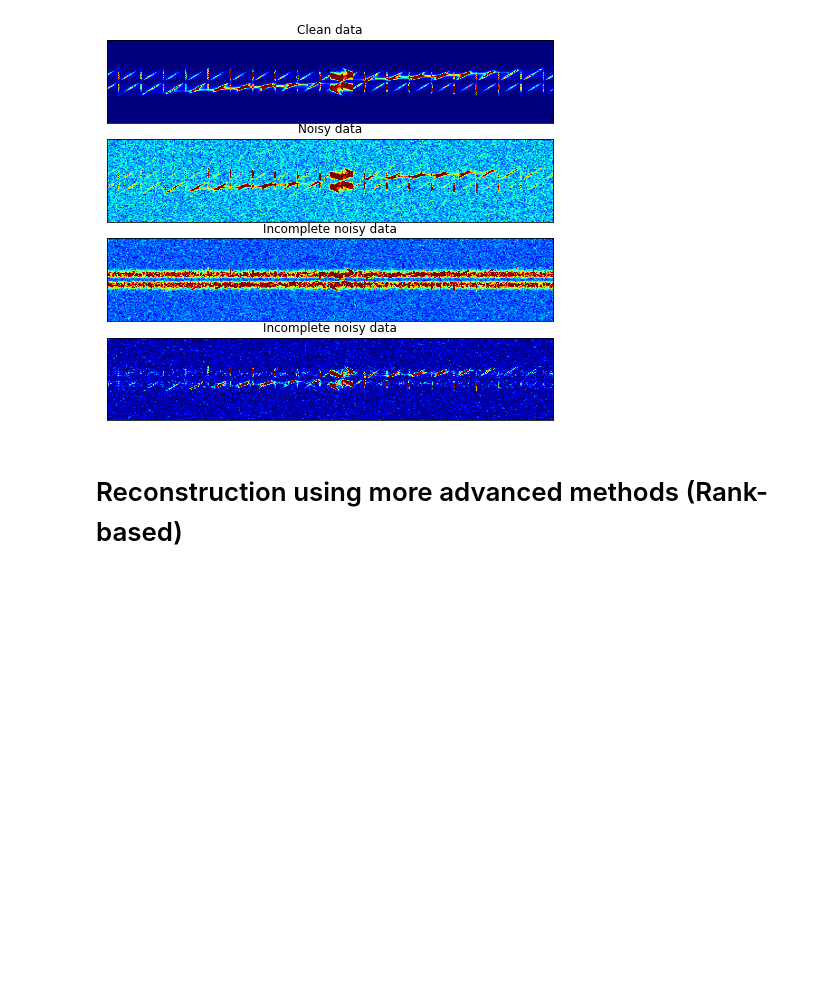
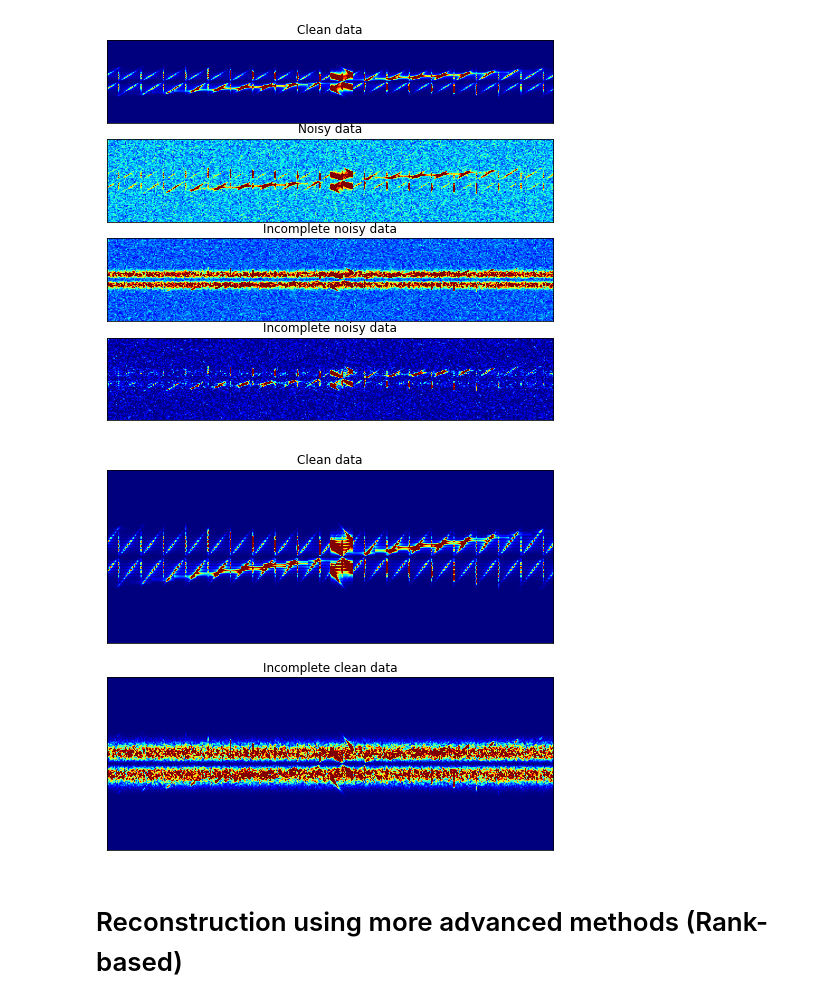
Before and after one commit to chenyk1990/geo-class, a Jupyter notebook: multi-dim-ana/Seismic_reconstruction.ipynb, the cells around one changed output. Saved outputs shown, nothing was run; the diff lists cells and outputs as text; code cells hidden in the pictures; blank space fills up the shorter version.

```diff
--- a/multi-dim-ana/Seismic_reconstruction.ipynb
+++ b/multi-dim-ana/Seismic_reconstruction.ipynb
@@ -485,5 +485,23 @@ plt.title('Incomplete noisy data');
 plt.show()
 # %% [output]
 [figure]
+# %%
+# Even without noise, the irregularly missing traces will still make the FK spectrum not sparse.
+
+dc_fftn_abs=np.abs(scipy.fft.fftshift(fftn(dc)))
+dc0_fftn_abs=np.abs(scipy.fft.fftshift(fftn(dc*mask)))
+
+fig = plt.figure(figsize=(8, 7))
+ax=fig.add_subplot(2, 1, 1)
+plt.imshow(dc_fftn_abs.reshape(n1,n2*n3,order='F'),cmap='jet',clim=(0, 100),aspect='auto');ax.set_xticks([]);ax.set_yticks([]);
+plt.title('Clean data');
+
+ax=fig.add_subplot(2, 1, 2)
+plt.imshow(dc0_fftn_abs.reshape(n1,n2*n3,order='F'),cmap='jet',clim=(0, 100),aspect='auto');ax.set_xticks([]);ax.set_yticks([]);
+plt.title('Incomplete clean data');
+
+plt.show()
+# %% [output]
+[figure, added]
 # %% [markdown]
 # Reconstruction using more advanced methods (Rank-based)
```
Also changed, not shown: parts of 3 cells of this notebook, 4 other files.
